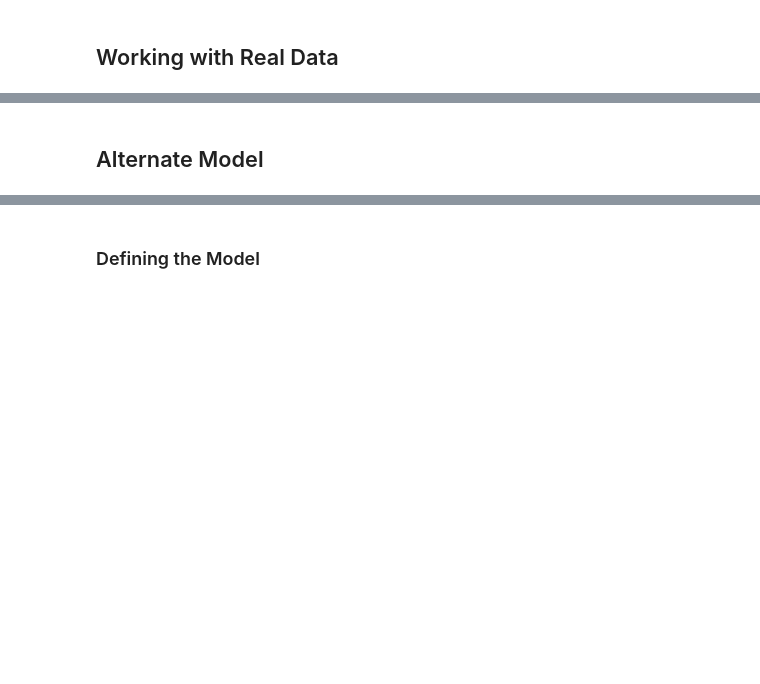
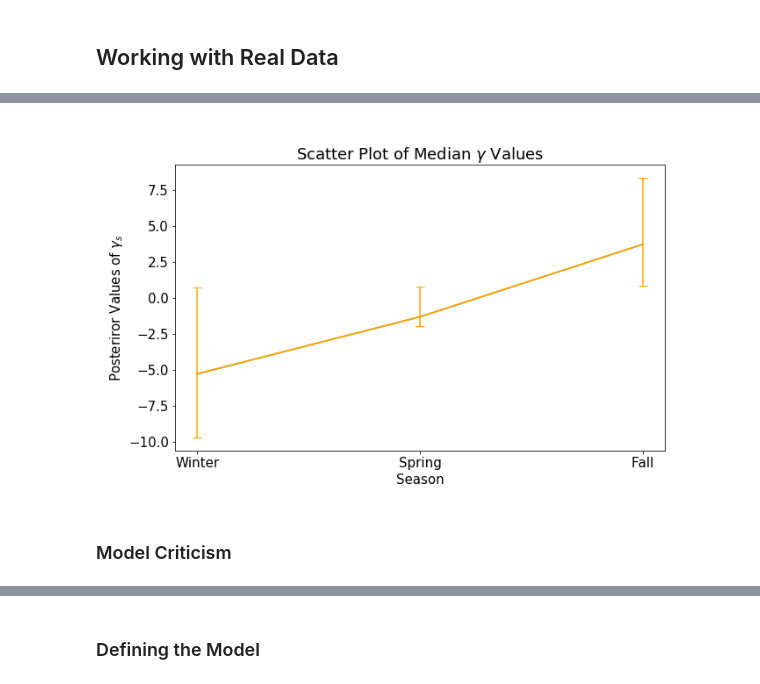
Before and after one commit to M-Harrington/probprog-finalproject, a Jupyter notebook: code.ipynb, the cells around one changed output, grey strips where cells are left out. Saved outputs shown, nothing was run; the diff lists cells and outputs as text; code cells hidden in the pictures; blank space fills up the shorter version.

```diff
--- a/code.ipynb
+++ b/code.ipynb
@@ -401,2 +674,47 @@ for site, values in summary(samples).items():
+# %%
+if plot:
+    # Grab quantiles and medians and plot them
+    sf_post_list_med = np.median(samples["sf"], 0)
+    mpl_quant = np.quantile(
+        samples["sf"], q=(0.025, 0.975), axis=0
+    )
+
+    fig, ax = plt.subplots(figsize=(10, 6),)
+    ax.plot(sf_post_list_med)
+    ax.set(
+        ylabel=r"Posteriror Values of $\gamma_s$",
+        xlabel=r"Season",
+        title=r"Scatter Plot of Median $\gamma$ Values",
+    )
+    plt.xticks(np.arange(3), ["Winter", "Spring", "Fall"])
+
+    plotline, caplines, barlinecols = plt.errorbar(
+        list(range(len(sf_post_list_med))),
+        sf_post_list_med,
+        yerr=mpl_quant[1],
+        lolims=True,
+        label="uplims=True",
+        color="orange",
+    )
+    caplines[0].set_marker("_")
+    caplines[0].set_markersize(10)
+
+    plotline2, caplines2, barlinecols2 = plt.errorbar(
+        list(range(len(sf_post_list_med))),
+        sf_post_list_med,
+        yerr=mpl_quant[0],
+        uplims=True,
+        label="uplims=True",
+        color="orange",
+    )
+    caplines2[0].set_marker("_")
+    caplines2[0].set_markersize(10)
+
+    plt.savefig("includes/model1/sf.png")
+    plt.close()
+
+Image("includes/model1/sf.png")
+# %% [output]
+[figure, added]
 # %% [markdown]
-## Alternate Model
+### Model Criticism
```
Also changed, not shown: parts of 70 cells of this notebook, 1 other file.
